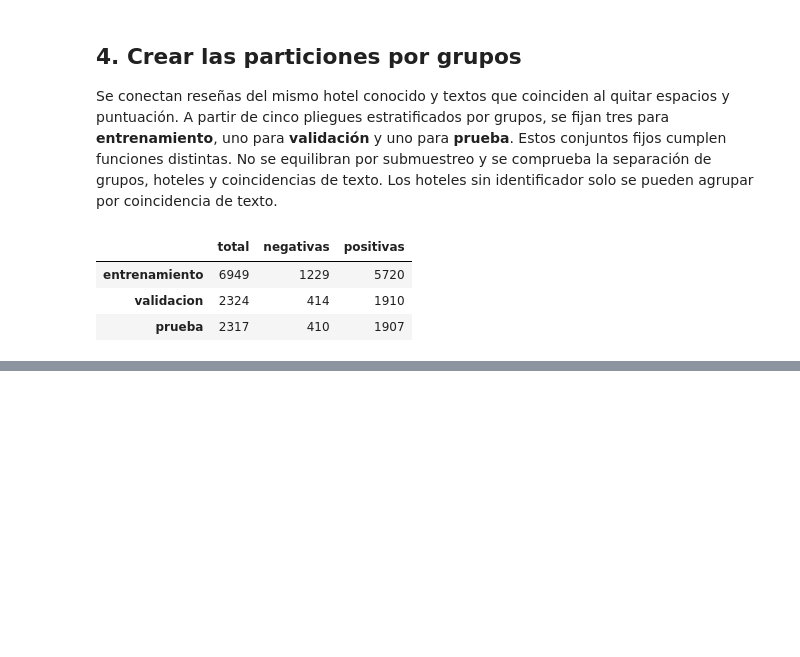
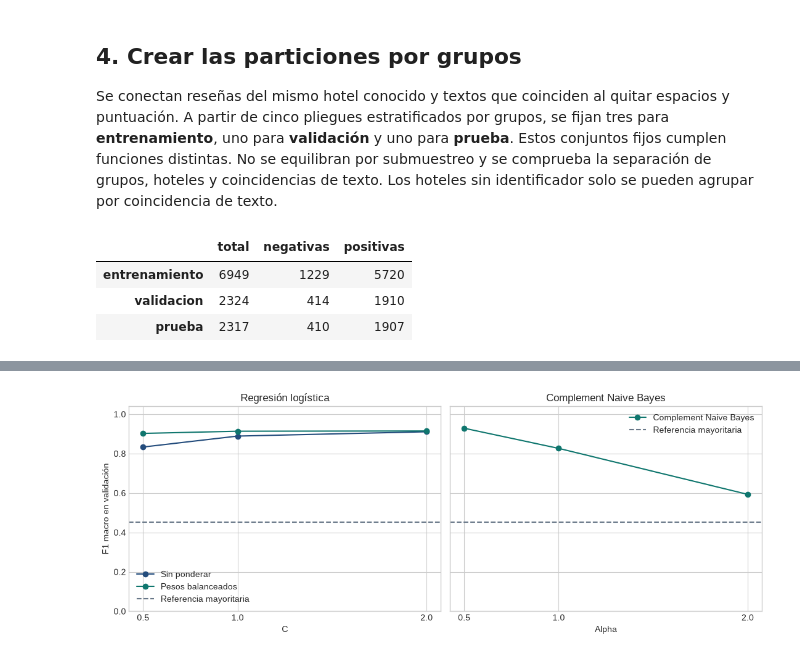
Before and after one commit to bvelastegui/hotel-reviews-ml, a Jupyter notebook: modelo_resenas.ipynb, the cells around one changed output, grey strips where cells are left out. Saved outputs shown, nothing was run; the diff lists cells and outputs as text; code cells hidden in the pictures; blank space fills up the shorter version.

Commit message:
feat(modelo): comparar clasificadores con validación

```diff
--- a/modelo_resenas.ipynb
+++ b/modelo_resenas.ipynb
@@ -329,0 +398,21 @@ display(pd.DataFrame(particiones["particiones"]).T)
+# %%
+fig, ejes = plt.subplots(1, 2, figsize=(11, 4.2), sharey=True)
+referencia = resultados[0]["metricas"]["f1_macro"]
+for peso, etiqueta, color in [(None, "Sin ponderar", AZUL), ("balanced", "Pesos balanceados", TURQUESA)]:
+    puntos = [(r["parametros"]["clasificador__C"], r["metricas"]["f1_macro"])
+              for r in resultados if r["modelo"] == "logistica" and r["parametros"]["clasificador__class_weight"] == peso]
+    ejes[0].plot(*zip(*sorted(puntos)), marker="o", color=color, label=etiqueta)
+puntos_nb = [(r["parametros"]["clasificador__alpha"], r["metricas"]["f1_macro"])
+             for r in resultados if r["modelo"] == "naive_bayes"]
+ejes[1].plot(*zip(*sorted(puntos_nb)), marker="o", color=TURQUESA, label="Complement Naive Bayes")
+for eje in ejes:
+    eje.axhline(referencia, color=GRIS, linestyle="--", label="Referencia mayoritaria")
+    eje.legend(loc="best")
+    eje.set_ylim(0, 1.04)
+ejes[0].set(title="Regresión logística", xlabel="C", ylabel="F1 macro en validación")
+ejes[1].set(title="Complement Naive Bayes", xlabel="Alpha")
+ejes[0].set_xticks(sorted(set(C_LOGISTICA)))
+ejes[1].set_xticks(sorted(set(ALPHA_NAIVE_BAYES)))
+mostrar_figura(fig, "02_parametros_en_validacion")
+# %% [output]
+[figure, added]
```
Also changed, not shown: parts of 2 cells of this notebook.
